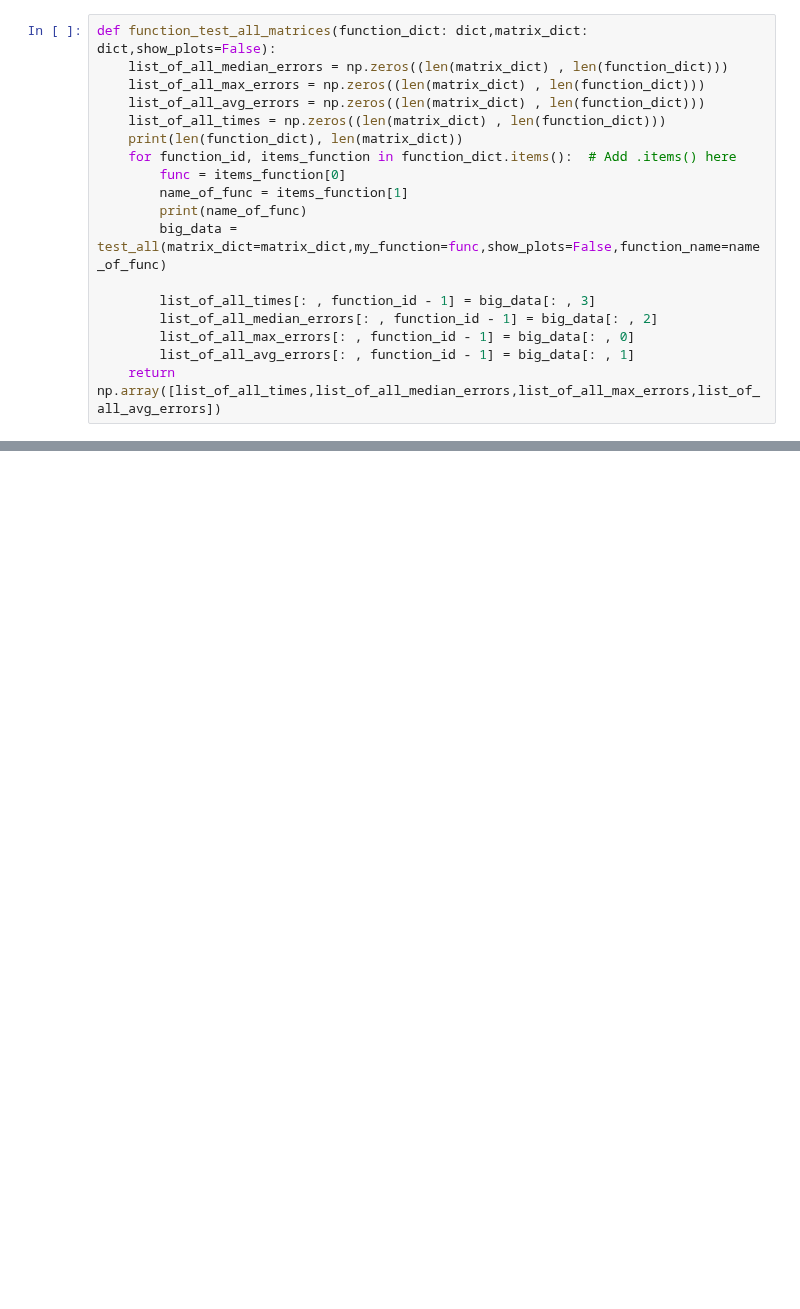
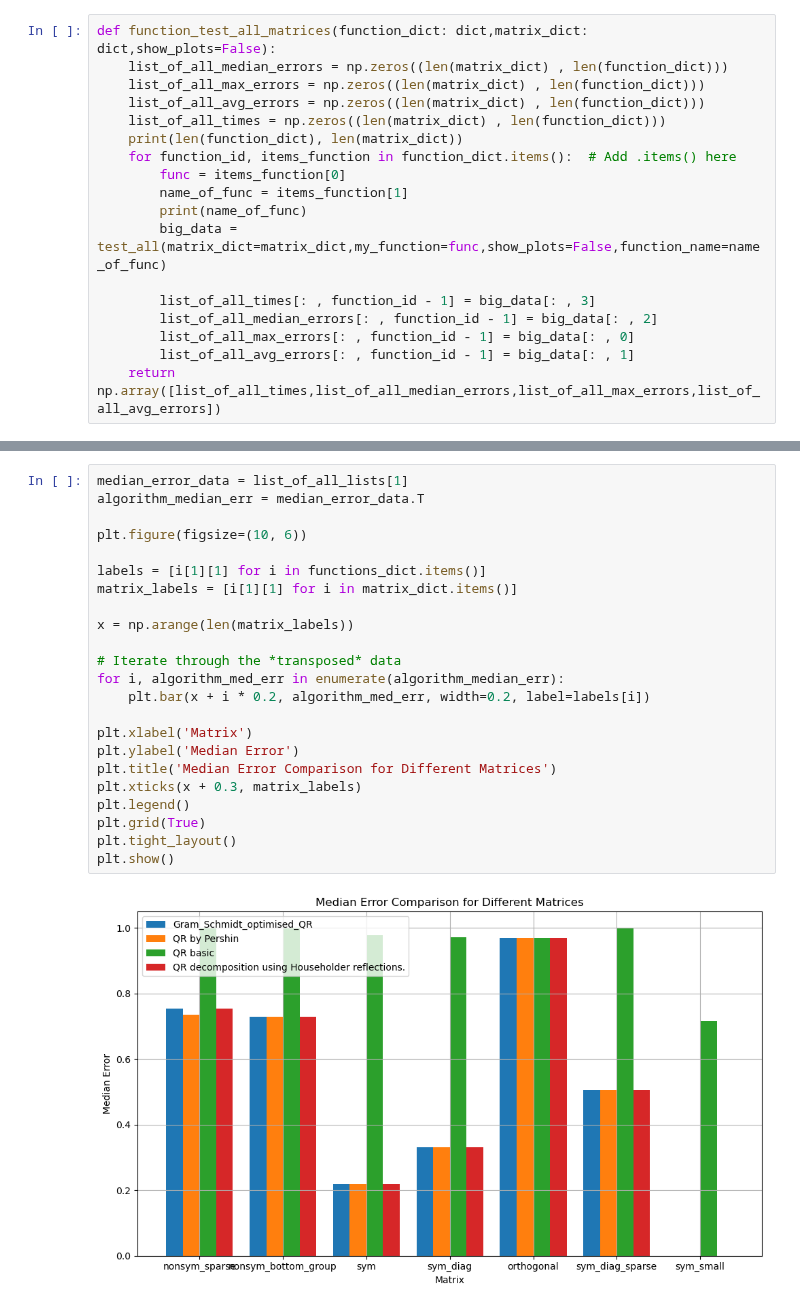
Before and after one commit to alice3e/spbu-fundamentals-of-algorithms, a Jupyter notebook: practicum_7/homework/advanced/qr_algos_battle.ipynb, the cells around one changed output, grey strips where cells are left out. Saved outputs shown, nothing was run; the diff lists cells and outputs as text; blank space fills up the shorter version.

```diff
--- a/practicum_7/homework/advanced/qr_algos_battle.ipynb
+++ b/practicum_7/homework/advanced/qr_algos_battle.ipynb
@@ -355,0 +388,25 @@ array([[0.74739504, 1.01706696],
+# %%
+median_error_data = list_of_all_lists[1]
+algorithm_median_err = median_error_data.T
+
+plt.figure(figsize=(10, 6))
+
+labels = [i[1][1] for i in functions_dict.items()]
+matrix_labels = [i[1][1] for i in matrix_dict.items()]
+
+x = np.arange(len(matrix_labels))
+
+# Iterate through the *transposed* data
+for i, algorithm_med_err in enumerate(algorithm_median_err):
+    plt.bar(x + i * 0.2, algorithm_med_err, width=0.2, label=labels[i])
+
+plt.xlabel('Matrix')
+plt.ylabel('Median Error')
+plt.title('Median Error Comparison for Different Matrices')
+plt.xticks(x + 0.3, matrix_labels)
+plt.legend()
+plt.grid(True)
+plt.tight_layout()
+plt.show()
+# %% [output]
+[figure, added]
```
Also changed, not shown: parts of 9 cells of this notebook, 1 other file.
